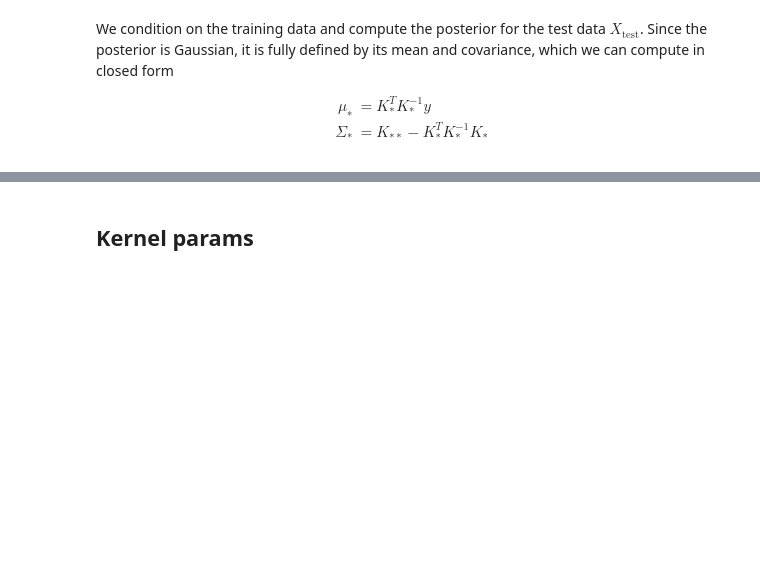
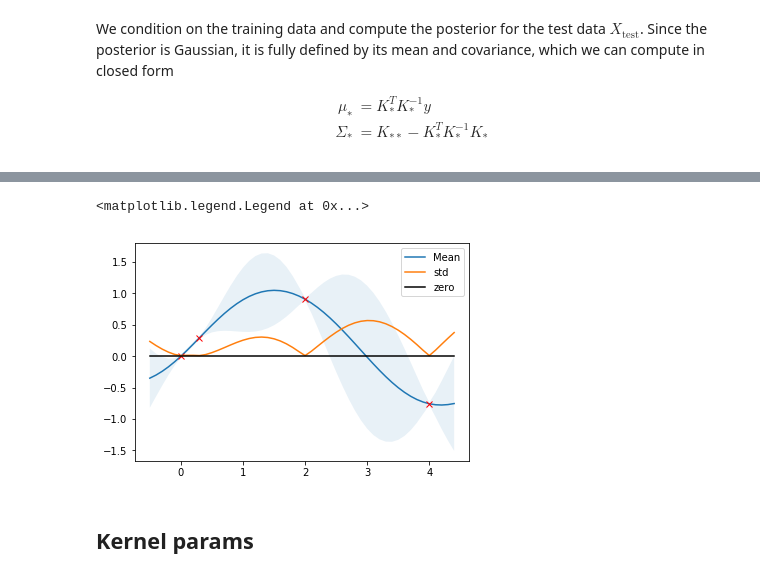
Before and after one commit to darthdeus/bopt, a Jupyter notebook: GP mojeopt.ipynb, the cells around one changed output, grey strips where cells are left out. Drawn from its saved outputs; the diff is of its cells as text; code cells hidden in the pictures; blank space fills up the shorter version.

```diff
--- a/GP mojeopt.ipynb
+++ b/GP mojeopt.ipynb
@@ -85,3 +114,12 @@ GaussianProcess().fit(X_train, y_train).posterior(X).plot_posterior()
+# %%
+gp = GaussianProcess().with_noise(0.00002).posterior(X, X_train, y_train)
+gp.plot_posterior(num_samples=0, figure=False)
+plt.plot(X, np.sqrt(np.diag(gp.cov)), label="std")
+plt.plot(X, np.zeros_like(X), label="zero", c="k")
+plt.legend()
+# %% [output]
+<matplotlib.legend.Legend at 0x...>
+[figure, added]
 # %% [markdown]
 ## Kernel params
 # %%
```
Also changed, not shown: parts of 17 cells of this notebook, 6 other files.
